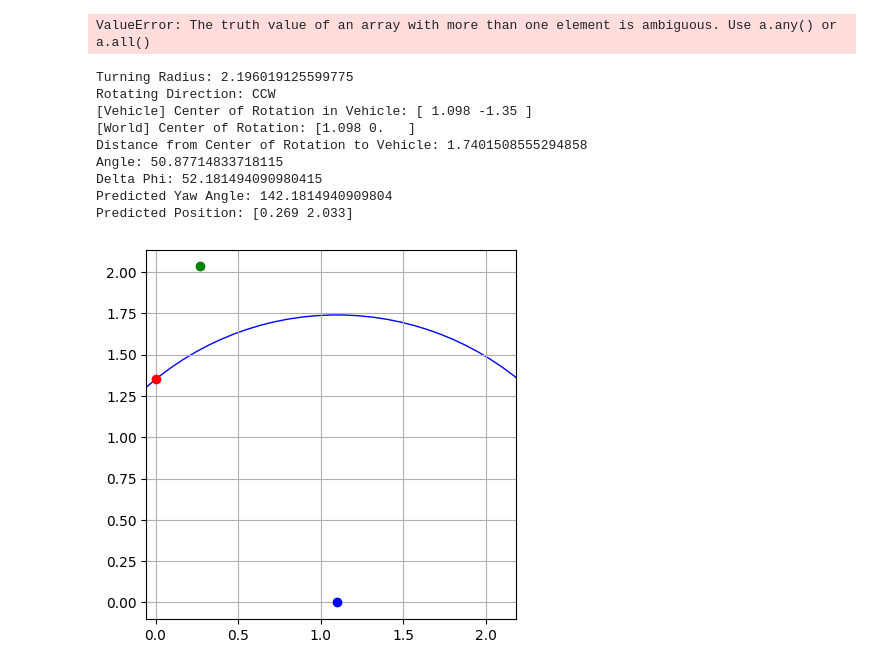
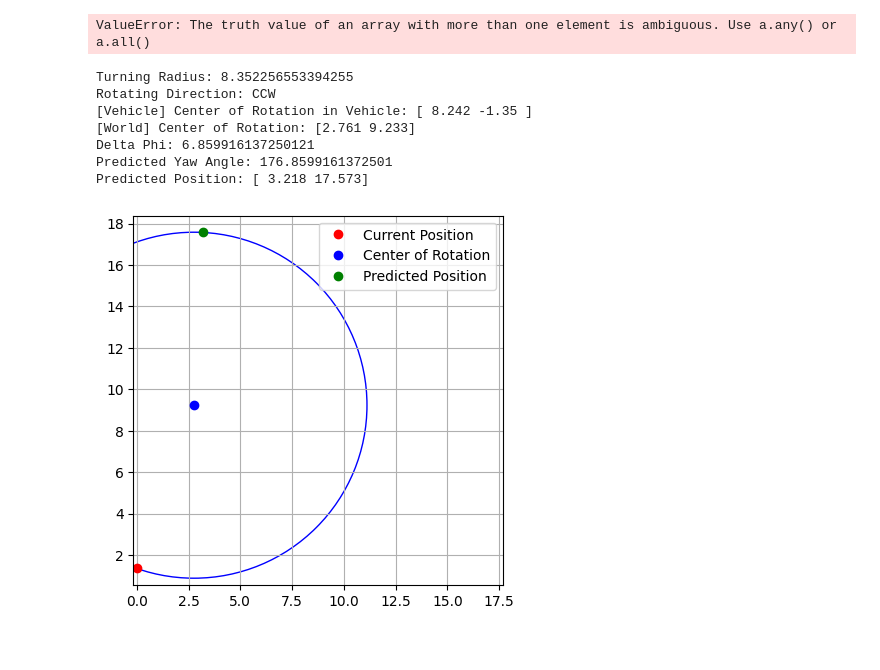
Before and after one commit to chanyca/DReyeVR, a Jupyter notebook: PythonAPI/examples/HapticSharedControl/algorithm.ipynb, the cells around one changed output. Drawn from its saved outputs; the diff is of its cells as text; code cells hidden in the pictures.

```diff
--- a/PythonAPI/examples/HapticSharedControl/algorithm.ipynb
+++ b/PythonAPI/examples/HapticSharedControl/algorithm.ipynb
@@ -391,6 +391,8 @@ def predict_position(current_position, current_yaw_angle_deg, vehicle_steering_a
 
     # turning_radius = wheelbase / np.sin(abs(vehicle_steering_angle_rad)) # meter
     turning_radius = np.sqrt(center_of_mass ** 2  + wheelbase ** 2 / np.tan(vehicle_steering_angle_rad) ** 2)
+    turning_angle_rad = np.arctan(0.45 * np.tan(vehicle_steering_angle_rad))
+
     print("Turning Radius:", turning_radius)
     # vehicle coordinates, origin at the center of mass
     rotating_direction =  np.sin(vehicle_steering_angle_rad) / np.abs(
@@ -400,73 +402,74 @@ def predict_position(current_position, current_yaw_angle_deg, vehicle_steering_a
 
     center_of_rotation_with_vehicle = np.array(
         [
-            rotating_direction * turning_radius * np.cos(vehicle_steering_angle_rad),
+            wheelbase / np.tan(vehicle_steering_angle_rad),
             -center_of_mass,
         ]
     )
     print("[Vehicle] Center of Rotation in Vehicle:", center_of_rotation_with_vehicle.round(3))
     # transform the vehicle coordinates to the global coordinates, rotate and shift
-    center_of_rotation_with_world = rotation_matrix_cw(current_yaw_angle_rad - np.pi / 2).dot(
+    center_of_rotation_with_world = rotation_matrix_cw(current_yaw_angle_rad   - np.pi / 2).dot(
         center_of_rotation_with_vehicle
     ) + np.array(current_position)
     print("[World] Center of Rotation:", center_of_rotation_with_world.round(3))
-    print("Distance from Center of Rotation to Vehicle:", np.linalg.norm(center_of_rotation_with_world - current_position))
-    print("Angle:", np.degrees(np.arctan(current_position[1] / center_of_rotation_with_world[0])))
+    # print("Distance from Center of Rotation to Vehicle:", np.linalg.norm(center_of_rotation_with_world - current_position))
+    # print("Angle:", np.degrees(np.arctan(current_position[1] / center_of_rotation_with_world[0])))
     # changes of vehicle angle
-    turning_angle_rad = rotating_direction * vehicle_steering_angle_rad + current_yaw_angle_rad
+    # turning_angle_rad = rotating_direction * vehicle_steering_angle_rad + current_yaw_angle_rad
 
-    # rotating around the center of rotation
-    rotating_angle_rad = turning_angle_rad - np.pi / 2
+    # # rotating around the center of rotation
+    # rotating_angle_rad = turning_angle_rad - np.pi / 2
 
     # calculate the predicted position
-    delta_phi_rad = rotating_direction * vel * tp / turning_radius
+    delta_phi_rad =  vel * tp / turning_radius
     # delta_phi_rad = - angular_speed * tp
     delta_phi_deg = np.degrees(delta_phi_rad)
     print("Delta Phi:", delta_phi_deg)
 
-    predict_yaw_angle_deg = current_yaw_angle_deg +  delta_phi_deg
+    predict_yaw_angle_deg = current_yaw_angle_deg + delta_phi_deg
+
+    predict_yaw_angle_rad = current_yaw_angle_rad + delta_phi_rad
 
     print("Predicted Yaw Angle:", predict_yaw_angle_deg)
 
     predicted_position_in_world = center_of_rotation_with_world + turning_radius * np.array(
         [
-            np.cos(rotating_angle_rad +  delta_phi_rad),
-            np.sin(rotating_angle_rad +  delta_phi_rad),
+            np.cos(predict_yaw_angle_rad - np.pi/2),
+            np.sin(predict_yaw_angle_rad - np.pi/2),
         ]
     )
 
     print("Predicted Position:", predicted_position_in_world.round(3))
 
     return predicted_position_in_world, center_of_rotation_with_world
 
 
 position = [0, 0.45 * 3]
-yaw = 90
-steering_angle = 60
-vel = 2
+yaw = 170
+steering_angle = 20
+vel = 1
 tp = 1
 
 position_next, cow = predict_position(position, yaw, steering_angle, vel=vel, tp=tp)
 
-plt.plot(position[0], position[1], "ro")
-plt.plot(cow[0], cow[1], "bo")
-plt.plot(position_next[0], position_next[1], "go")
+plt.plot(position[0], position[1], "ro", label="Current Position")
+plt.plot(cow[0], cow[1], "bo", label="Center of Rotation")
+plt.plot(position_next[0], position_next[1], "go" , label="Predicted Position")
 circle = plt.Circle(
     cow, math.hypot(cow[0] - position[0], cow[1] - position[1]), color="b", fill=False
 )
 plt.gca().add_artist(circle)
 
 plt.grid()
+plt.legend()
 plt.axis("square")
 plt.show()
 # %% [output]
-Turning Radius: 2.196019125599775
+Turning Radius: 8.352256553394255
 Rotating Direction: CCW
-[Vehicle] Center of Rotation in Vehicle: [ 1.098 -1.35 ]
-[World] Center of Rotation: [1.098 0.   ]
-Distance from Center of Rotation to Vehicle: 1.7401508555294858
-Angle: 50.87714833718115
-Delta Phi: 52.181494090980415
-Predicted Yaw Angle: 142.1814940909804
-Predicted Position: [0.269 2.033]
+[Vehicle] Center of Rotation in Vehicle: [ 8.242 -1.35 ]
+[World] Center of Rotation: [2.761 9.233]
+Delta Phi: 6.859916137250121
+Predicted Yaw Angle: 176.8599161372501
+Predicted Position: [ 3.218 17.573]
-[figure, old version]
+[figure, new version]
```
